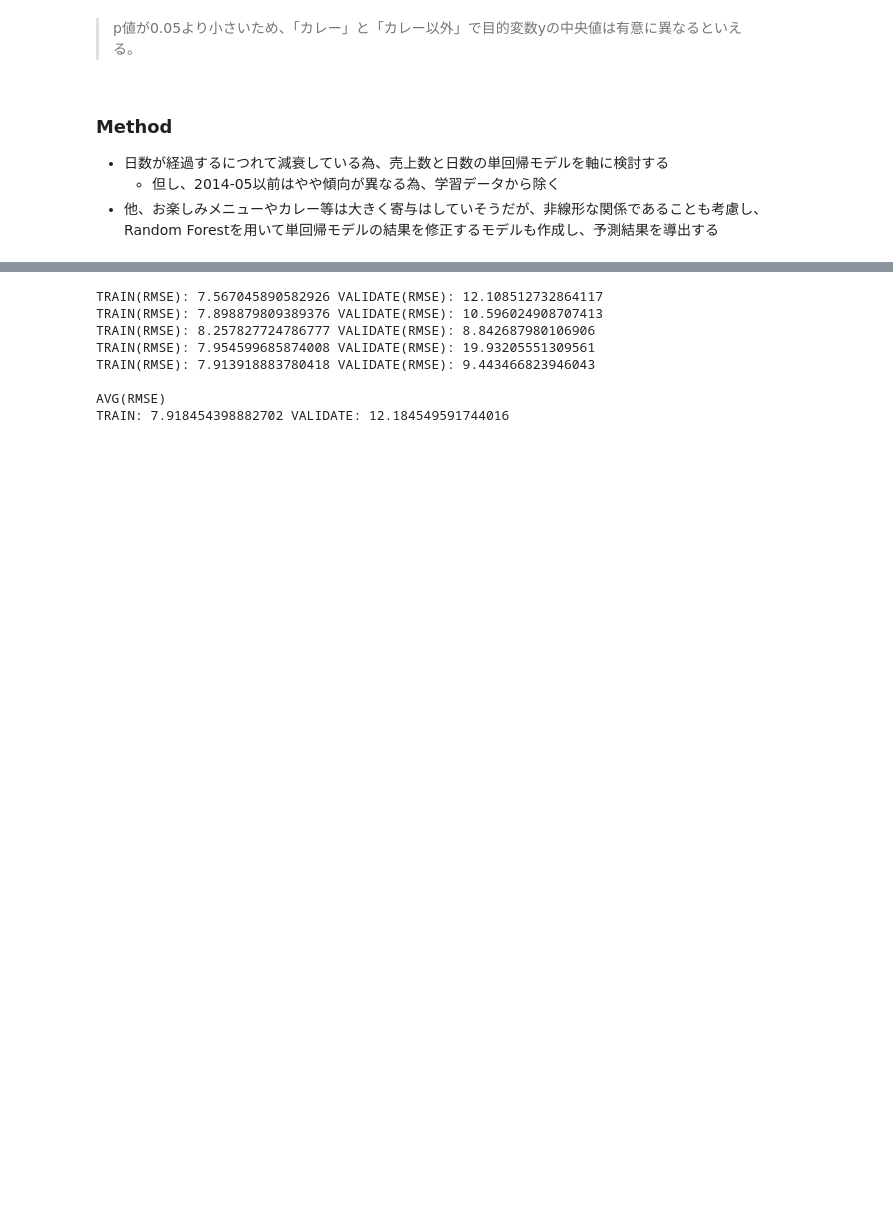
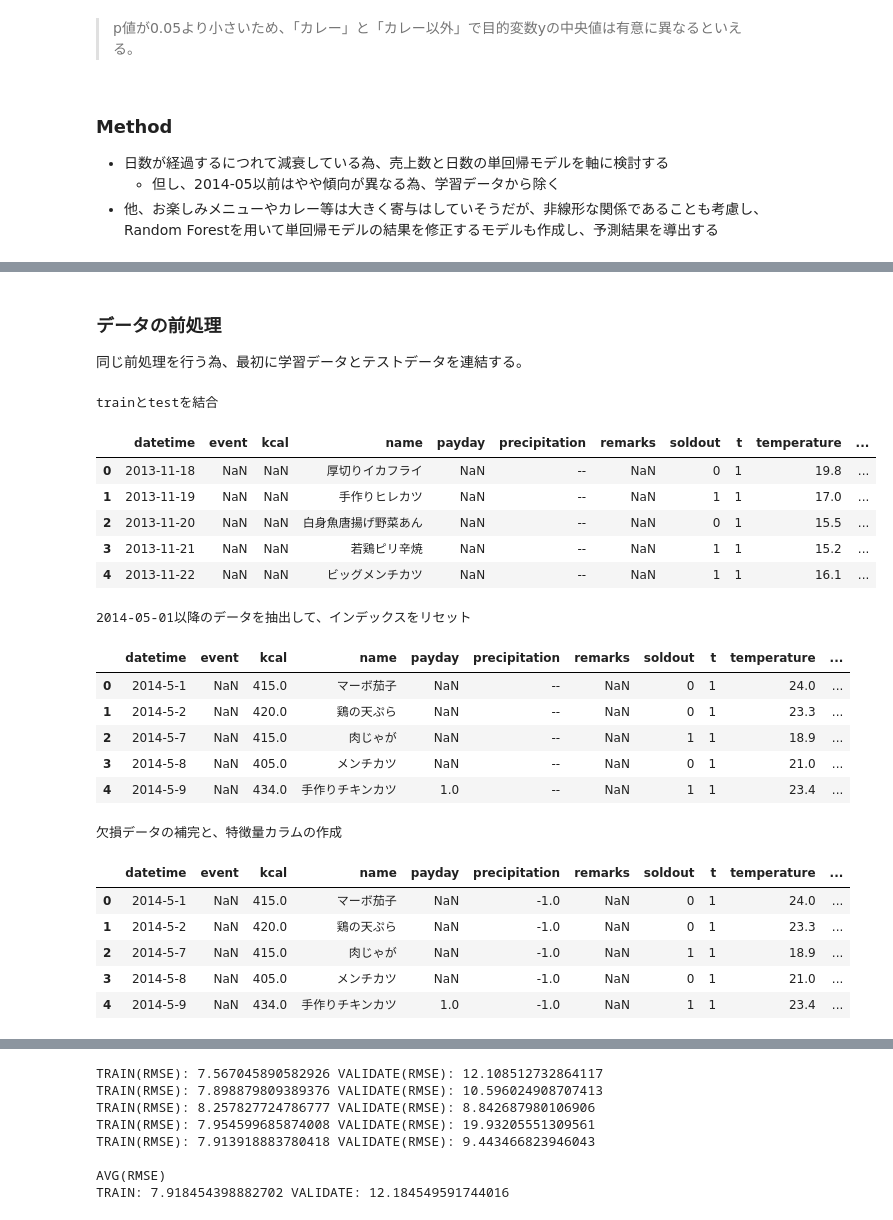
Before and after one commit to mochi7415/ml-collection, a Jupyter notebook: 02_SL/01_需要予測(お弁当).ipynb, the cells around one changed output, grey strips where cells are left out. Saved outputs shown, nothing was run; the diff lists cells and outputs as text; code cells hidden in the pictures; blank space fills up the shorter version.

```diff
--- a/02_SL/01_需要予測(お弁当).ipynb
+++ b/02_SL/01_需要予測(お弁当).ipynb
@@ -409,0 +419,68 @@ p 0.010699742900892427 stat 6.514516162828877
+# %% [markdown]
+### データの前処理
+同じ前処理を行う為、最初に学習データとテストデータを連結する。
+# %%
+# データ準備
+import pandas as pd
+
+
+train = pd.read_csv("./data/01/train.csv")
+test = pd.read_csv("./data/01/test.csv")
+
+train["t"] = 1 # trainデータにはt=1のフラグを立てる
+test["t"] = 0 # testデータにはt=0のフラグを立てる
+
+# trainとtestを結合して、datというデータフレームを作成する
+dat = pd.concat([train,test],sort=True).reset_index(drop=True)
+
+print("trainとtestを結合")
+display(dat.head())
+# datetimeをインデックスに設定して、2014-05-01以降のデータだけを抽出する
+dat.index = pd.to_datetime(dat["datetime"])
+dat = dat["2014-05-01":]
+
+# インデックスをリセットして、連番のインデックスにする
+dat = dat.reset_index(drop=True)
+
+print("\n2014-05-01以降のデータを抽出して、インデックスをリセット")
+display(dat.head())
+
+# 特徴量の作成
+dat["days"] = dat.index # 連番をコピーしてdaysカラムを作成
+# precipitationの欠損値を-1で補完し、数値型に変換
+dat["precipitation"] = dat["precipitation"].apply(lambda x : -1 if x=="--" else x).astype(float)
+# お楽しみメニューを含むかどうかのフラグを作成
+dat["fun"] = dat["remarks"].apply(lambda x: 1 if x=="お楽しみメニュー" else 0)
+# カレーかどうかのフラグを作成
+dat["curry"] = dat["name"].apply(lambda x : 1 if x.find("カレー")>=0 else 0)
+
+
+
+
+# csvファイルに保存
+dat.to_csv("./data/01/dat.csv", index=False)
+
+print("\n欠損データの補完と、特徴量カラムの作成")
+display(dat.head())
+# %% [output]
+trainとtestを結合
+|  | datetime | event | kcal | name | payday | precipitation | remarks | soldout | t | temperature | ... |
+| 0 | 2013-11-18 | NaN | NaN | 厚切りイカフライ | NaN | -- | NaN | 0 | 1 | 19.8 | ... |
+| 1 | 2013-11-19 | NaN | NaN | 手作りヒレカツ | NaN | -- | NaN | 1 | 1 | 17.0 | ... |
+| 2 | 2013-11-20 | NaN | NaN | 白身魚唐揚げ野菜あん | NaN | -- | NaN | 0 | 1 | 15.5 | ... |
+| 3 | 2013-11-21 | NaN | NaN | 若鶏ピリ辛焼 | NaN | -- | NaN | 1 | 1 | 15.2 | ... |
+| 4 | 2013-11-22 | NaN | NaN | ビッグメンチカツ | NaN | -- | NaN | 1 | 1 | 16.1 | ... |
+2014-05-01以降のデータを抽出して、インデックスをリセット
+|  | datetime | event | kcal | name | payday | precipitation | remarks | soldout | t | temperature | ... |
+| 0 | 2014-5-1 | NaN | 415.0 | マーボ茄子 | NaN | -- | NaN | 0 | 1 | 24.0 | ... |
+| 1 | 2014-5-2 | NaN | 420.0 | 鶏の天ぷら | NaN | -- | NaN | 0 | 1 | 23.3 | ... |
+| 2 | 2014-5-7 | NaN | 415.0 | 肉じゃが | NaN | -- | NaN | 1 | 1 | 18.9 | ... |
+| 3 | 2014-5-8 | NaN | 405.0 | メンチカツ | NaN | -- | NaN | 0 | 1 | 21.0 | ... |
+| 4 | 2014-5-9 | NaN | 434.0 | 手作りチキンカツ | 1.0 | -- | NaN | 1 | 1 | 23.4 | ... |
+欠損データの補完と、特徴量カラムの作成
+|  | datetime | event | kcal | name | payday | precipitation | remarks | soldout | t | temperature | ... |
+| 0 | 2014-5-1 | NaN | 415.0 | マーボ茄子 | NaN | -1.0 | NaN | 0 | 1 | 24.0 | ... |
+| 1 | 2014-5-2 | NaN | 420.0 | 鶏の天ぷら | NaN | -1.0 | NaN | 0 | 1 | 23.3 | ... |
+| 2 | 2014-5-7 | NaN | 415.0 | 肉じゃが | NaN | -1.0 | NaN | 1 | 1 | 18.9 | ... |
+| 3 | 2014-5-8 | NaN | 405.0 | メンチカツ | NaN | -1.0 | NaN | 0 | 1 | 21.0 | ... |
+| 4 | 2014-5-9 | NaN | 434.0 | 手作りチキンカツ | 1.0 | -1.0 | NaN | 1 | 1 | 23.4 | ... |
```
Also changed, not shown: parts of 7 cells of this notebook.
